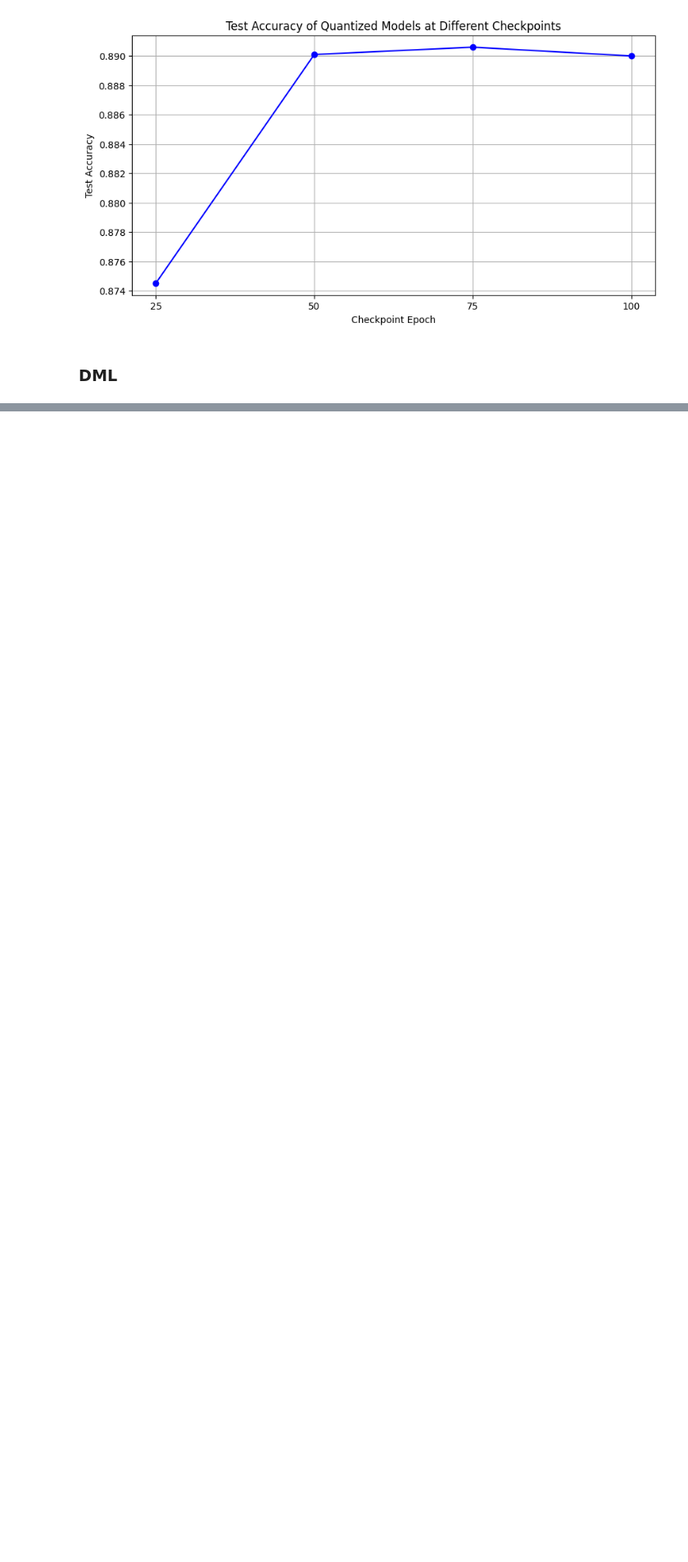
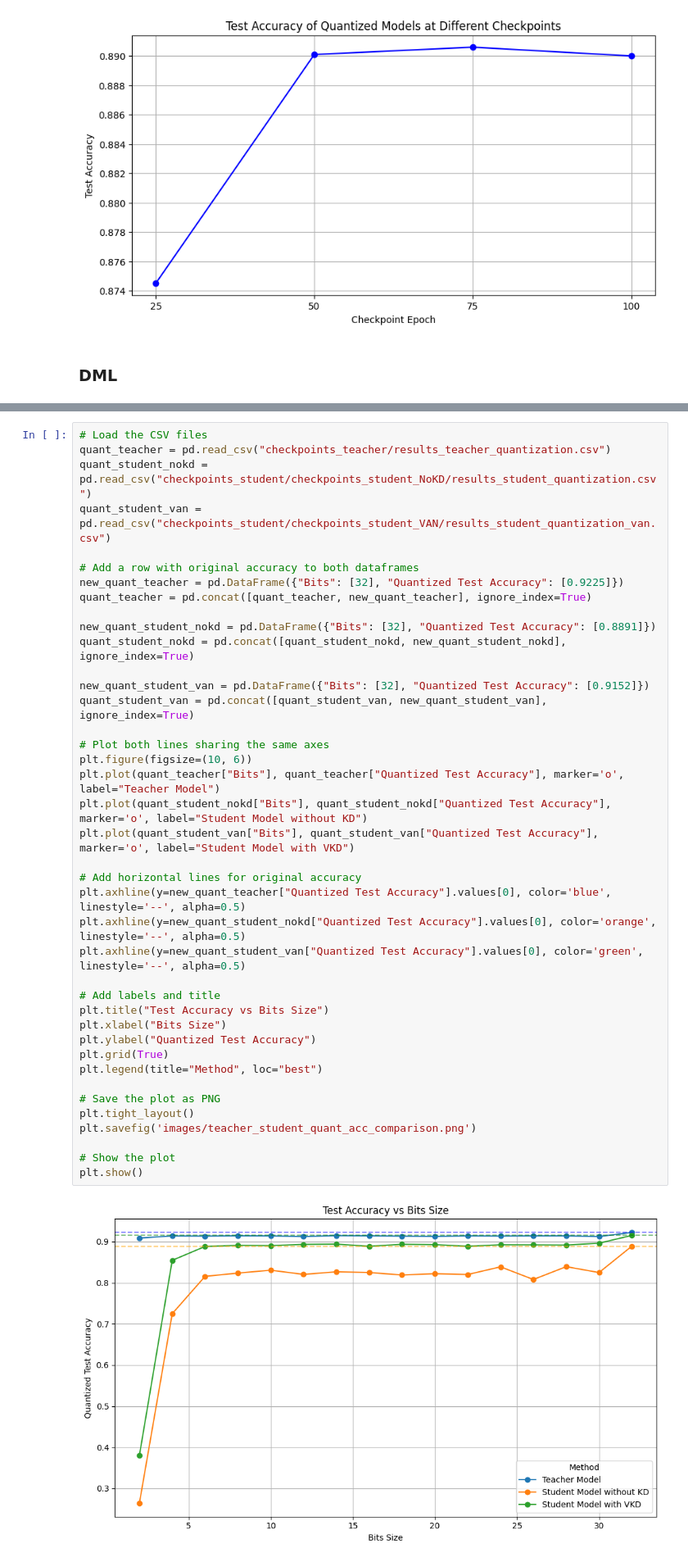
Before and after one commit to jiangqiw/DSC180B_Q2_Project, a Jupyter notebook: distill_teacher.ipynb, the cells around one changed output, grey strips where cells are left out. Shown at 82% size. Cells and saved outputs as stored; diff of their text form; blank space fills up the shorter version.

```diff
--- a/distill_teacher.ipynb
+++ b/distill_teacher.ipynb
@@ -839,0 +1501,42 @@ Results saved to checkpoints_student/results_student_wo
+# %%
+# Load the CSV files
+quant_teacher = pd.read_csv("checkpoints_teacher/results_teacher_quantization.csv")
+quant_student_nokd = pd.read_csv("checkpoints_student/checkpoints_student_NoKD/results_student_quantization.csv")
+quant_student_van = pd.read_csv("checkpoints_student/checkpoints_student_VAN/results_student_quantization_van.csv")
+
+# Add a row with original accuracy to both dataframes
+new_quant_teacher = pd.DataFrame({"Bits": [32], "Quantized Test Accuracy": [0.9225]})
+quant_teacher = pd.concat([quant_teacher, new_quant_teacher], ignore_index=True)
+
+new_quant_student_nokd = pd.DataFrame({"Bits": [32], "Quantized Test Accuracy": [0.8891]})
+quant_student_nokd = pd.concat([quant_student_nokd, new_quant_student_nokd], ignore_index=True)
+
+new_quant_student_van = pd.DataFrame({"Bits": [32], "Quantized Test Accuracy": [0.9152]})
+quant_student_van = pd.concat([quant_student_van, new_quant_student_van], ignore_index=True)
+
+# Plot both lines sharing the same axes
+plt.figure(figsize=(10, 6))
+plt.plot(quant_teacher["Bits"], quant_teacher["Quantized Test Accuracy"], marker='o', label="Teacher Model")
+plt.plot(quant_student_nokd["Bits"], quant_student_nokd["Quantized Test Accuracy"], marker='o', label="Student Model without KD")
+plt.plot(quant_student_van["Bits"], quant_student_van["Quantized Test Accuracy"], marker='o', label="Student Model with VKD")
+
+# Add horizontal lines for original accuracy
+plt.axhline(y=new_quant_teacher["Quantized Test Accuracy"].values[0], color='blue', linestyle='--', alpha=0.5)
+plt.axhline(y=new_quant_student_nokd["Quantized Test Accuracy"].values[0], color='orange', linestyle='--', alpha=0.5)
+plt.axhline(y=new_quant_student_van["Quantized Test Accuracy"].values[0], color='green', linestyle='--', alpha=0.5)
+
+# Add labels and title
+plt.title("Test Accuracy vs Bits Size")
+plt.xlabel("Bits Size")
+plt.ylabel("Quantized Test Accuracy")
+plt.grid(True)
+plt.legend(title="Method", loc="best")
+
+# Save the plot as PNG
+plt.tight_layout()
+plt.savefig('images/teacher_student_quant_acc_comparison.png')
+
+# Show the plot
+plt.show()
+# %% [output]
+[figure, added]
```
Also changed, not shown: parts of 36 cells of this notebook, 28 other files.
